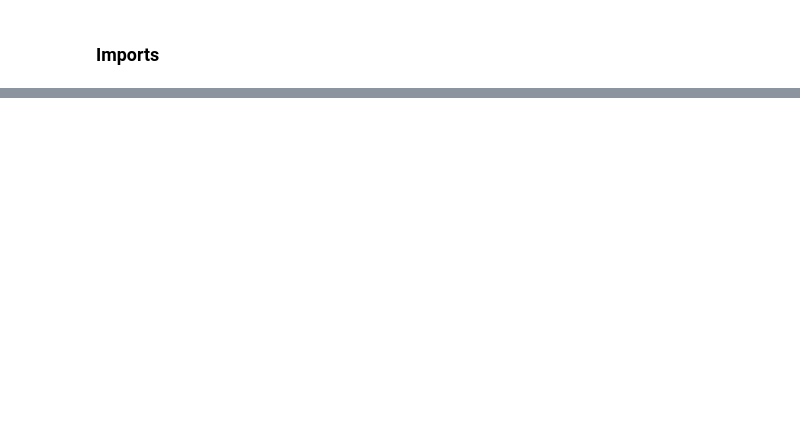
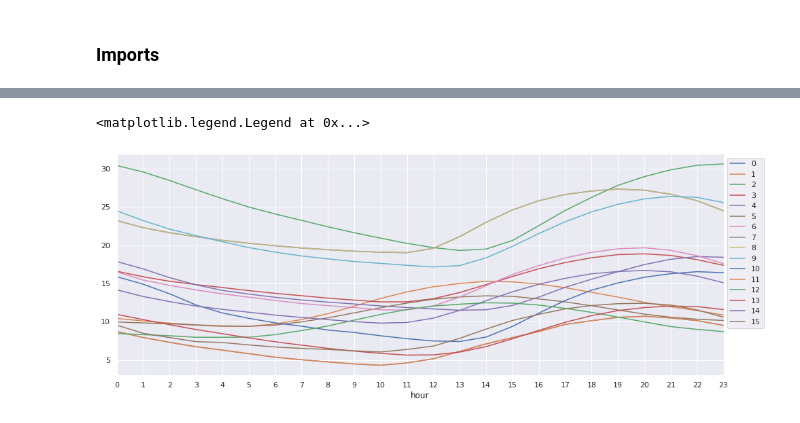
Before and after one commit to tri-bui/gep3-draft, a Jupyter notebook: submission_0.ipynb, the cells around one changed output, grey strips where cells are left out. Cells and saved outputs as stored; diff of their text form; code cells hidden in the pictures; blank space fills up the shorter version.

Commit message:
Prep test set for submission

```diff
--- a/submission_0.ipynb
+++ b/submission_0.ipynb
@@ -147,0 +188,3 @@ building.head()
+# %%
+weather = pd.read_csv(f'{test_path}weather_test.csv', parse_dates=['timestamp'])
+weather.info()
@@ -147,0 +206,3 @@ building.head()
+# %%
+weather = udf.reduce_mem(weather)
+weather.info()
@@ -147,0 +237,11 @@ building.head()
+# %%
+# Add hour column
+weather['hour'] = weather.timestamp.dt.hour
+
+# Check if measurements are recorded in UCT
+hourly_bysite = pd.pivot_table(data=weather, index='hour', columns='site_id', values='air_temperature', aggfunc='mean')
+hourly_bysite.plot(xticks=range(24))
+plt.legend(bbox_to_anchor=(1, 1))
+# %% [output]
+<matplotlib.legend.Legend at 0x...>
+[figure, added]
```
Also changed, not shown: parts of 71 cells of this notebook, 2 other files.
